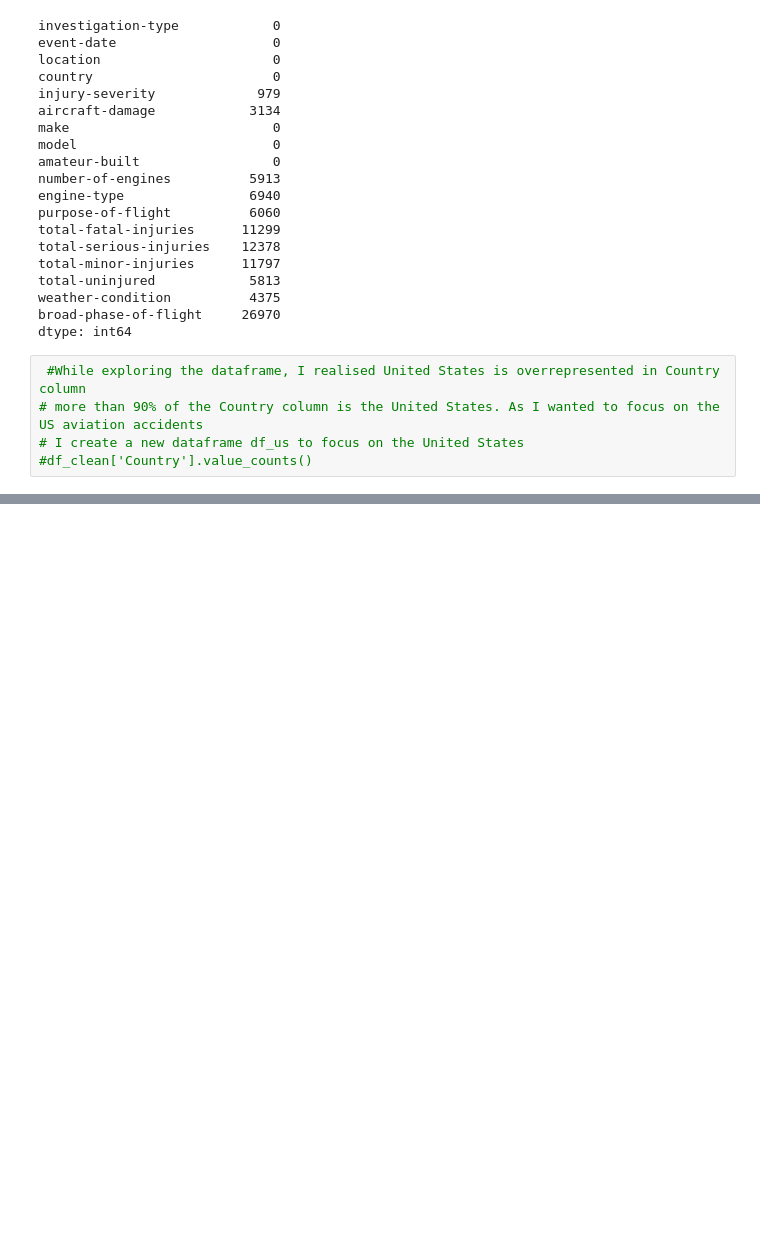
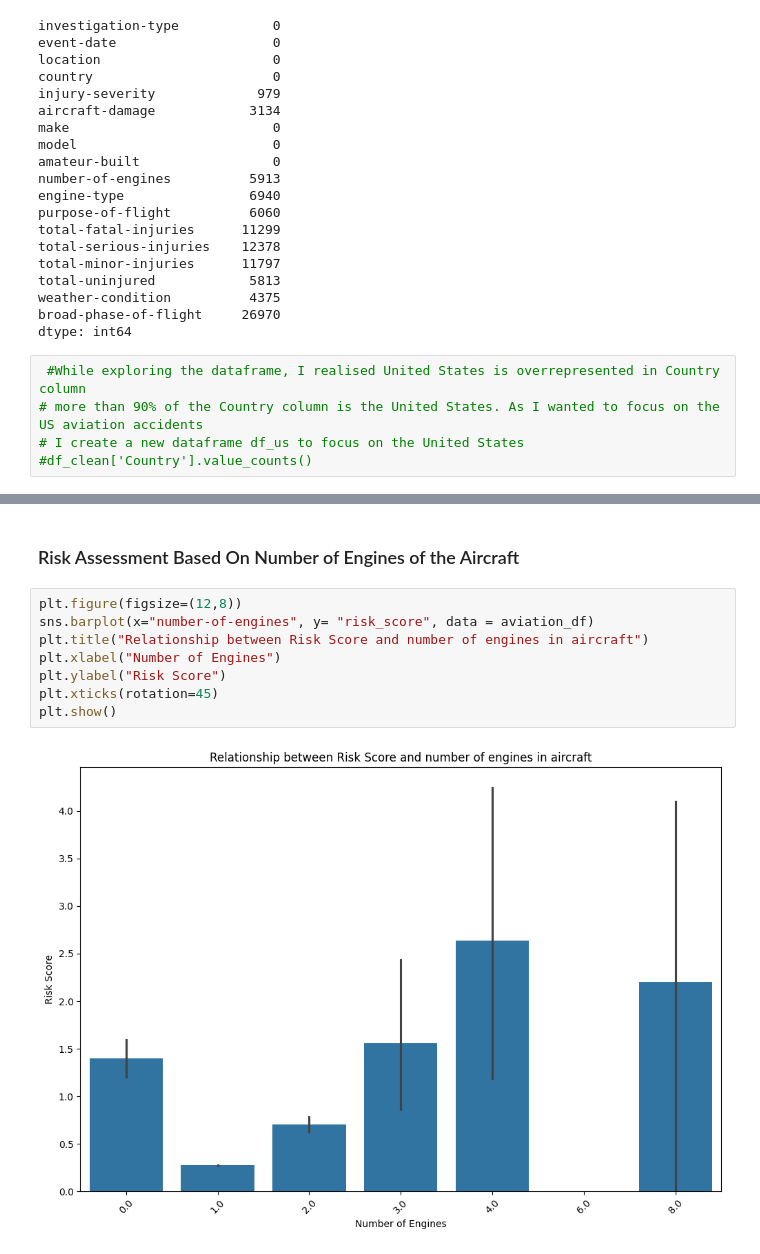
Before and after one commit to Damarispaul/My-Project-Phase_1, a Jupyter notebook: student.ipynb, the cells around one changed output, grey strips where cells are left out. Saved outputs shown, nothing was run; the diff lists cells and outputs as text; blank space fills up the shorter version.

```diff
--- a/student.ipynb
+++ b/student.ipynb
@@ -333,0 +703,12 @@ Index(['event-id', 'investigation-type', 'accident-number', 'event-date',
+# %% [markdown]
+### Risk Assessment Based On Number of Engines of the Aircraft
+# %%
+plt.figure(figsize=(12,8))
+sns.barplot(x="number-of-engines", y= "risk_score", data = aviation_df)
+plt.title("Relationship between Risk Score and number of engines in aircraft")
+plt.xlabel("Number of Engines")
+plt.ylabel("Risk Score")
+plt.xticks(rotation=45)
+plt.show()
+# %% [output]
+[figure, added]
```
Also changed, not shown: parts of 44 cells of this notebook, 1 other file.
